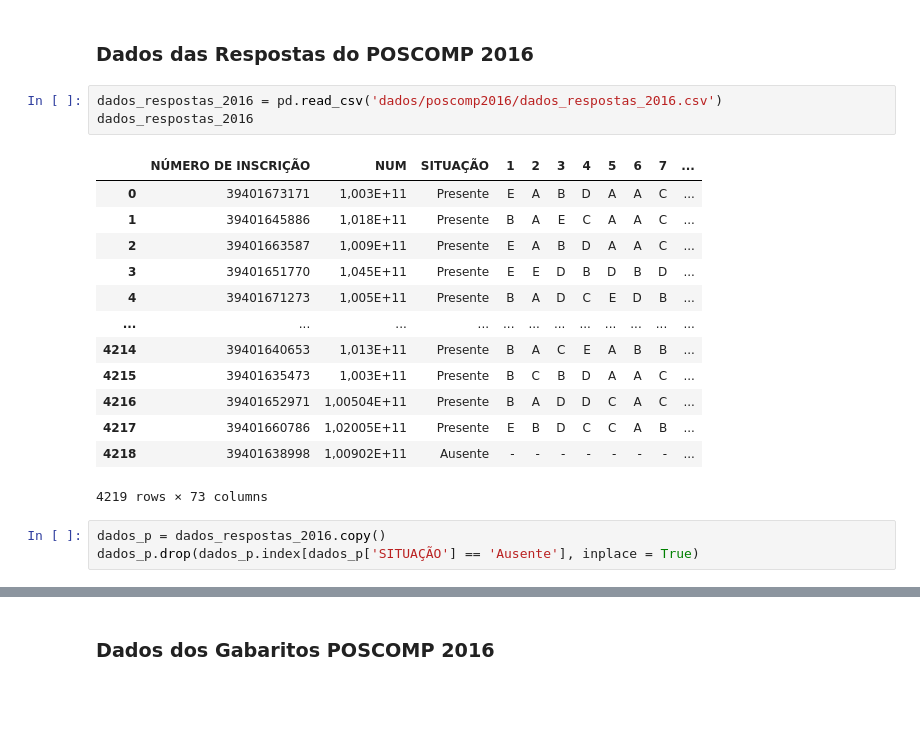
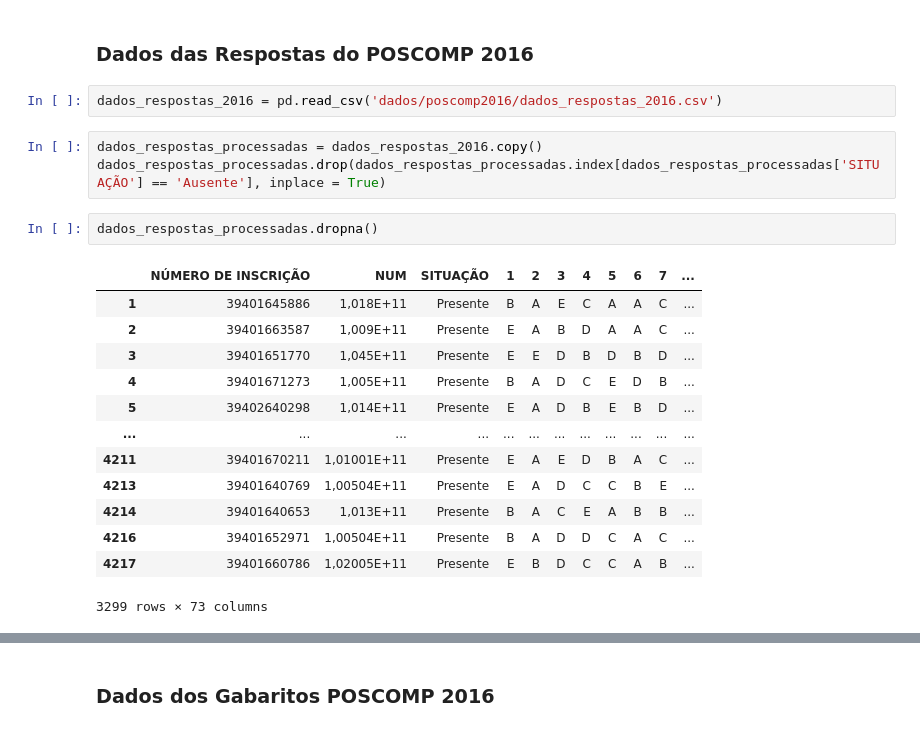
Before and after one commit to jeancarloscc/OrientPOSCOMP-System, a Jupyter notebook: processamento_dados.ipynb, the cells around one changed output, grey strips where cells are left out. Saved outputs shown, nothing was run; the diff lists cells and outputs as text; blank space fills up the shorter version.

```diff
--- a/processamento_dados.ipynb
+++ b/processamento_dados.ipynb
@@ -121,22 +126,23 @@ dados_notas_2016.set_index('INSCRICAO')
 ### Dados das Respostas do POSCOMP 2016
 # %%
 dados_respostas_2016 = pd.read_csv('dados/poscomp2016/dados_respostas_2016.csv')
-dados_respostas_2016
-# %% [output]
-|  | NÚMERO DE INSCRIÇÃO | NUM | SITUAÇÃO | 1 | 2 | 3 | 4 | 5 | 6 | 7 | ... |
-| 0 | 39401673171 | 1,003E+11 | Presente | E | A | B | D | A | A | C | ... |
-| 1 | 39401645886 | 1,018E+11 | Presente | B | A | E | C | A | A | C | ... |
-| 2 | 39401663587 | 1,009E+11 | Presente | E | A | B | D | A | A | C | ... |
-| 3 | 39401651770 | 1,045E+11 | Presente | E | E | D | B | D | B | D | ... |
-| 4 | 39401671273 | 1,005E+11 | Presente | B | A | D | C | E | D | B | ... |
-| ... | ... | ... | ... | ... | ... | ... | ... | ... | ... | ... | ... |
-| 4214 | 39401640653 | 1,013E+11 | Presente | B | A | C | E | A | B | B | ... |
-| 4215 | 39401635473 | 1,003E+11 | Presente | B | C | B | D | A | A | C | ... |
-| 4216 | 39401652971 | 1,00504E+11 | Presente | B | A | D | D | C | A | C | ... |
-| 4217 | 39401660786 | 1,02005E+11 | Presente | E | B | D | C | C | A | B | ... |
-| 4218 | 39401638998 | 1,00902E+11 | Ausente | - | - | - | - | - | - | - | ... |
-4219 rows × 73 columns
 # %%
-dados_p = dados_respostas_2016.copy()
-dados_p.drop(dados_p.index[dados_p['SITUAÇÃO'] == 'Ausente'], inplace = True)
+dados_respostas_processadas = dados_respostas_2016.copy()
+dados_respostas_processadas.drop(dados_respostas_processadas.index[dados_respostas_processadas['SITUAÇÃO'] == 'Ausente'], inplace = True)
+# %%
+dados_respostas_processadas.dropna()
+# %% [output]
+|  | NÚMERO DE INSCRIÇÃO | NUM | SITUAÇÃO | 1 | 2 | 3 | 4 | 5 | 6 | 7 | ... |
+| 1 | 39401645886 | 1,018E+11 | Presente | B | A | E | C | A | A | C | ... |
+| 2 | 39401663587 | 1,009E+11 | Presente | E | A | B | D | A | A | C | ... |
+| 3 | 39401651770 | 1,045E+11 | Presente | E | E | D | B | D | B | D | ... |
+| 4 | 39401671273 | 1,005E+11 | Presente | B | A | D | C | E | D | B | ... |
+| 5 | 39402640298 | 1,014E+11 | Presente | E | A | D | B | E | B | D | ... |
+| ... | ... | ... | ... | ... | ... | ... | ... | ... | ... | ... | ... |
+| 4211 | 39401670211 | 1,01001E+11 | Presente | E | A | E | D | B | A | C | ... |
+| 4213 | 39401640769 | 1,00504E+11 | Presente | E | A | D | C | C | B | E | ... |
+| 4214 | 39401640653 | 1,013E+11 | Presente | B | A | C | E | A | B | B | ... |
+| 4216 | 39401652971 | 1,00504E+11 | Presente | B | A | D | D | C | A | C | ... |
+| 4217 | 39401660786 | 1,02005E+11 | Presente | E | B | D | C | C | A | B | ... |
+3299 rows × 73 columns
 # %%
```
Also changed, not shown: parts of 12 cells of this notebook, 14 other files.
